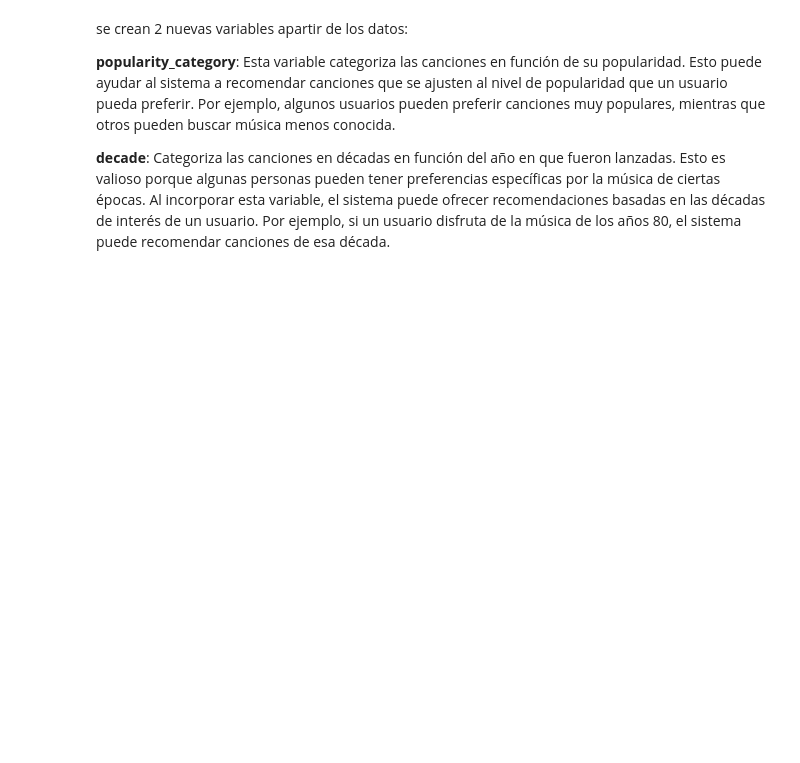
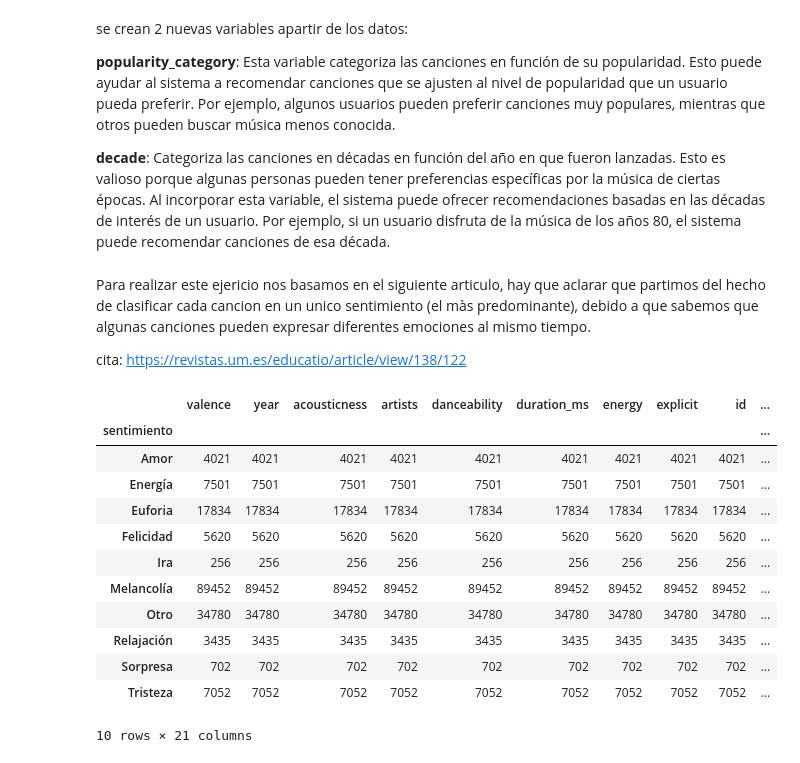
Before and after one commit to SantiagoPachon77/APP-Modelo-recomendacion-para-Spotify, a Jupyter notebook: scripts/Música a la Carta.ipynb, the cells around one changed output. Saved outputs shown, nothing was run; the diff lists cells and outputs as text; code cells hidden in the pictures; blank space fills up the shorter version.

```diff
--- a/scripts/Música a la Carta.ipynb
+++ b/scripts/Música a la Carta.ipynb
@@ -16,7 +20,14 @@ import pandas as pd
 import matplotlib.pyplot as plt
 import seaborn as sns
 
-df = pd.read_csv("./data/data.csv")
+from sklearn.impute import KNNImputer
+from sklearn.decomposition import TruncatedSVD
+from sklearn.preprocessing import StandardScaler
+from sklearn.metrics.pairwise import cosine_similarity
+
+df = pd.read_csv("../data/data.csv")
+df_gener = pd.read_csv("../data/data_by_genres.csv")
+df_gener_arts = pd.read_csv("../data/data_w_genres.csv")
 # %%
 print(df.shape)
 df.head()
@@ -117,0 +135,20 @@ Se encuentra que el dataset no tiene valores nulos pero si valores faltantes con
+# %%
+def porc_valores_faltantes(df):
+    total = df.isnull().sum().sort_values(ascending=False)
+    porcentaje = (total / len(df)) * 100
+    return pd.concat([total, porcentaje], axis=1, keys=['Total', 'Porcentaje'])
+
+def imputar_numericas_knn(df, n_neighbors=5):
+    columnas_numericas = df.select_dtypes(include=['float64', 'int64']).columns
+    df_imputado = df.copy()
+    imputador_knn = KNNImputer(n_neighbors=n_neighbors)
+    df_imputado[columnas_numericas] = imputador_knn.fit_transform(df[columnas_numericas])
+    return df_imputado
+
+def imputar_categorico_por_moda(df):
+    columnas_categoricas = df.select_dtypes(include=['object']).columns
+    df_imputado = df.copy()
+    for columna in columnas_categoricas:
+        moda = df[columna].mode().iloc[0]  # primer valor de la moda
+        df_imputado[columna].fillna(moda, inplace=True)
+    return df_imputado
@@ -295,3 +376,8 @@ se crean 2 nuevas variables apartir de los datos:
 **popularity_category**: Esta variable categoriza las canciones en función de su popularidad. Esto puede ayudar al sistema a recomendar canciones que se ajusten al nivel de popularidad que un usuario pueda preferir. Por ejemplo, algunos usuarios pueden preferir canciones muy populares, mientras que otros pueden buscar música menos conocida.
 
 **decade**: Categoriza las canciones en décadas en función del año en que fueron lanzadas. Esto es valioso porque algunas personas pueden tener preferencias específicas por la música de ciertas épocas. Al incorporar esta variable, el sistema puede ofrecer recomendaciones basadas en las décadas de interés de un usuario. Por ejemplo, si un usuario disfruta de la música de los años 80, el sistema puede recomendar canciones de esa década.
+# %% [markdown]
+Para realizar este ejericio nos basamos en el siguiente articulo, hay que aclarar que partimos del hecho de clasificar
+cada cancion en un unico sentimiento (el màs predominante), debido a que sabemos que algunas canciones pueden expresar diferentes emociones al mismo tiempo.
+
+cita: https://revistas.um.es/educatio/article/view/138/122
@@ -297,0 +437,16 @@ se crean 2 nuevas variables apartir de los datos:
+# %%
+df.groupby('sentimiento').count()
+# %% [output]
+|  | valence | year | acousticness | artists | danceability | duration_ms | energy | explicit | id | ... |
+| sentimiento |  |  |  |  |  |  |  |  |  | ... |
+| Amor | 4021 | 4021 | 4021 | 4021 | 4021 | 4021 | 4021 | 4021 | 4021 | ... |
+| Energía | 7501 | 7501 | 7501 | 7501 | 7501 | 7501 | 7501 | 7501 | 7501 | ... |
+| Euforia | 17834 | 17834 | 17834 | 17834 | 17834 | 17834 | 17834 | 17834 | 17834 | ... |
+| Felicidad | 5620 | 5620 | 5620 | 5620 | 5620 | 5620 | 5620 | 5620 | 5620 | ... |
+| Ira | 256 | 256 | 256 | 256 | 256 | 256 | 256 | 256 | 256 | ... |
+| Melancolía | 89452 | 89452 | 89452 | 89452 | 89452 | 89452 | 89452 | 89452 | 89452 | ... |
+| Otro | 34780 | 34780 | 34780 | 34780 | 34780 | 34780 | 34780 | 34780 | 34780 | ... |
+| Relajación | 3435 | 3435 | 3435 | 3435 | 3435 | 3435 | 3435 | 3435 | 3435 | ... |
+| Sorpresa | 702 | 702 | 702 | 702 | 702 | 702 | 702 | 702 | 702 | ... |
+| Tristeza | 7052 | 7052 | 7052 | 7052 | 7052 | 7052 | 7052 | 7052 | 7052 | ... |
+10 rows × 21 columns
```
Also changed, not shown: parts of 29 cells of this notebook, 5 other files.
